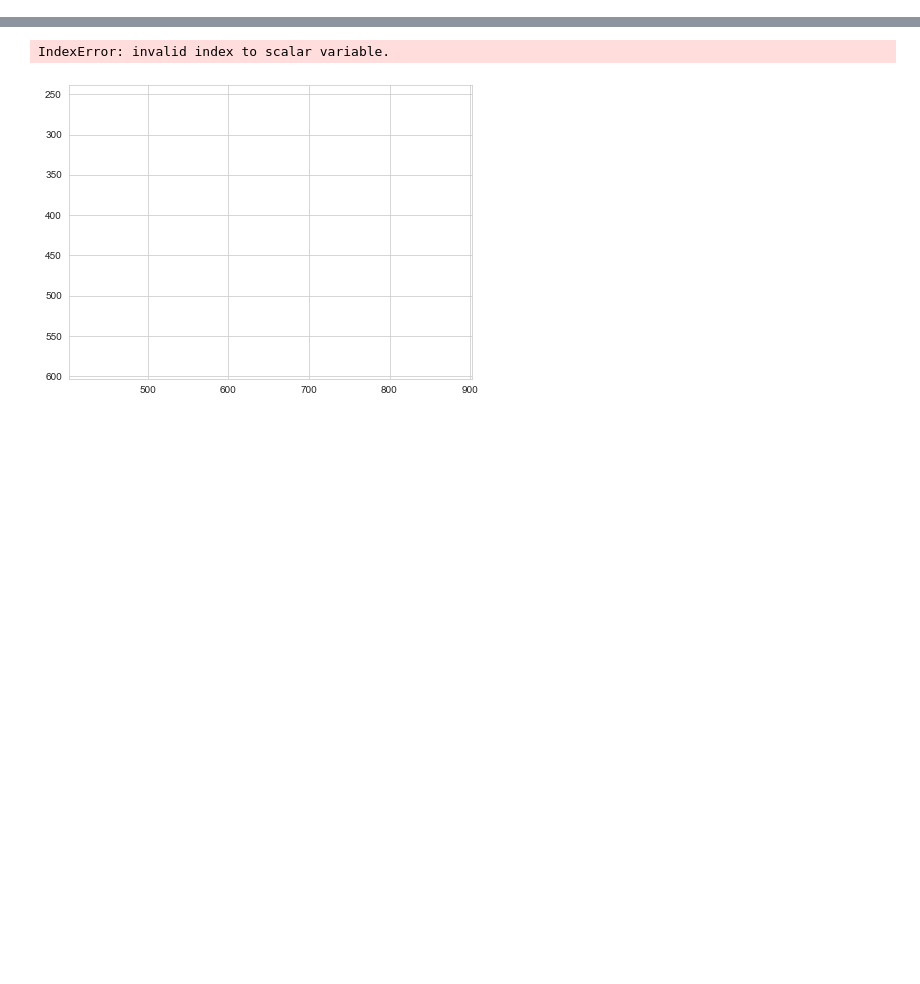
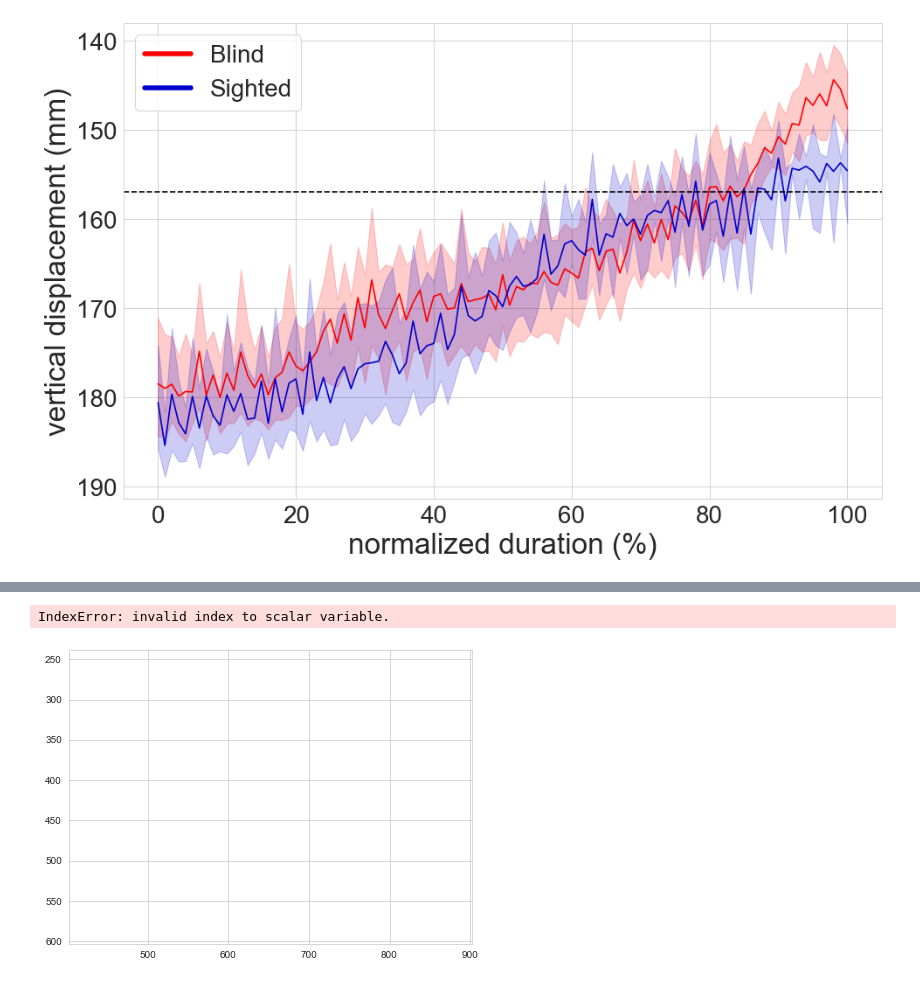
Before and after one commit to guatomallin/reachandgrasp, a Jupyter notebook: notebooks/simpleKinematics.ipynb, the cells around one changed output, grey strips where cells are left out. Cells and saved outputs as stored; diff of their text form; code cells hidden in the pictures; blank space fills up the shorter version.

```diff
--- a/notebooks/simpleKinematics.ipynb
+++ b/notebooks/simpleKinematics.ipynb
@@ -478,0 +331,31 @@ No handles with labels found to put in legend.
+# %%
+ax = plt.figure(figsize=(14,9), dpi= 80)
+sns.set_style('whitegrid')
+#my_pal= {'blind':'mediumblue','control':'red'}
+#invert_yaxis()
+ax=sns.lineplot(x=data_singlereach_alladded_combined_extention[scorer, 'Animal Infor', 'percent duration'],
+                y=data_singlereach_alladded_combined_extention[scorer, 'WristL', 'y'],hue = data_singlereach_alladded_combined_extention[scorer, 'Animal Infor', 'Condition'],
+                data=data_singlereach_alladded_combined_extention, palette=my_pal)
+ax.invert_yaxis()
+ax.axhline(157, ls='--', c='k')
+plt.xlabel('normalized duration (%)', fontsize=30)
+plt.ylabel('vertical displacement (mm)', fontsize=30)
+plt.tick_params(axis = 'both', which = 'major', labelsize = 25)
+leg = plt.legend(loc=0, prop={'size': 24},labels=['Blind', 'Sighted'])
+
+# get the lines and texts inside legend box
+leg_lines = leg.get_lines()
+leg_texts = leg.get_texts()
+# bulk-set the properties of all lines and texts
+plt.setp(leg_lines, linewidth=5)
+plt.setp(leg_texts, fontsize=25)
+plt.show()
+
+
+
+
+
+fig2= ax.get_figure()
+fig2.savefig('/Users/carlospineda/Documents/Projects/brownbag/brownbag2022_WristL_y_condition_552022.png')
+# %% [output]
+[figure, added]
```
Also changed, not shown: parts of 38 cells of this notebook, 2 other files.
